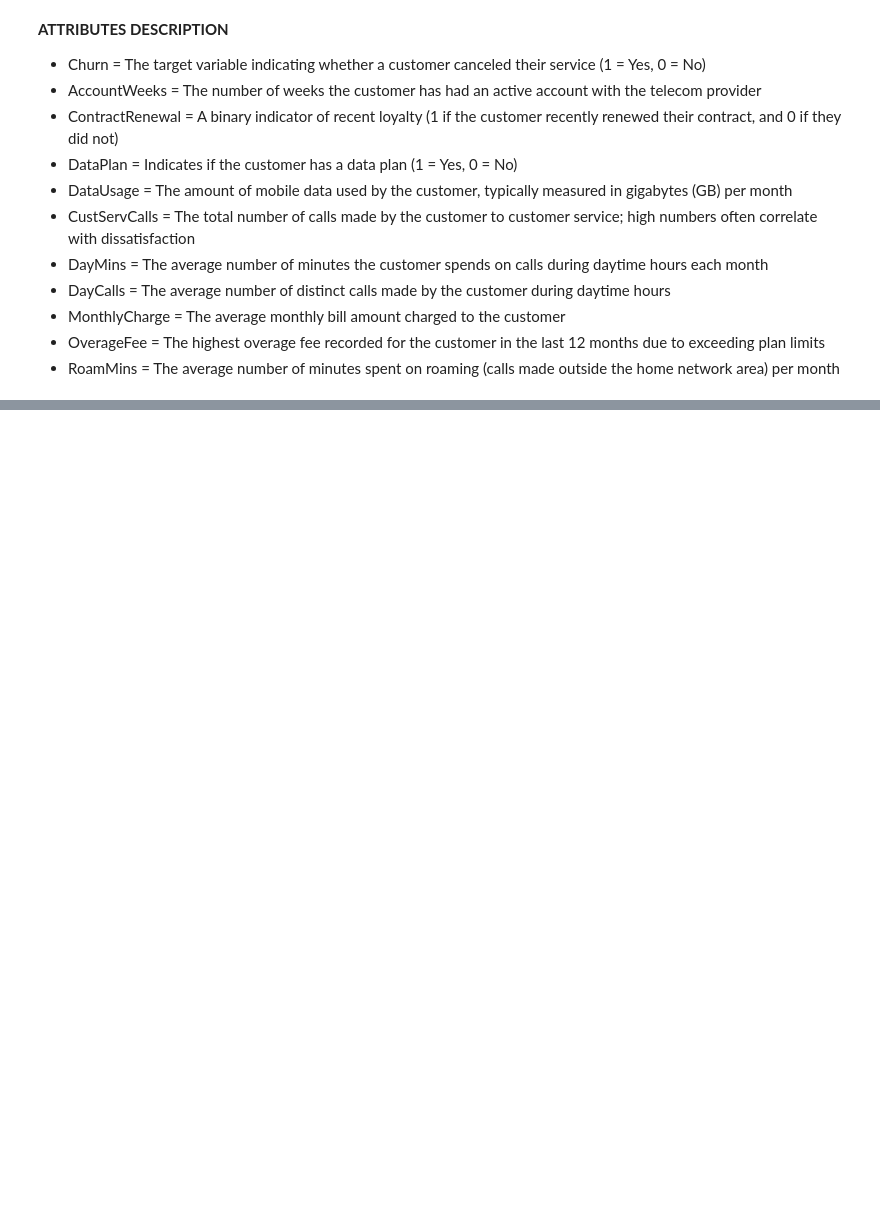
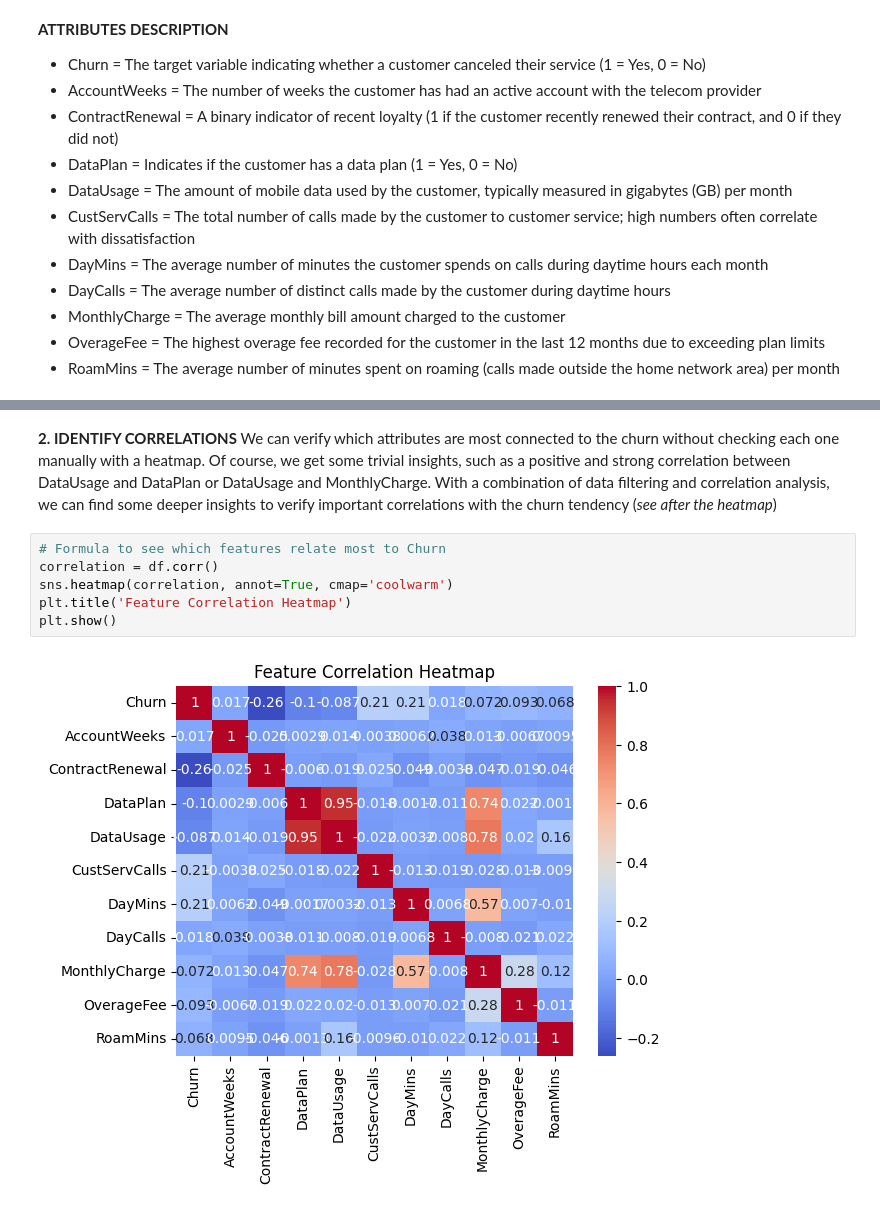
Before and after one commit to Francesca9933/ml-customer-churn-prediction, a Jupyter notebook: customer_churn_prediction.ipynb, the cells around one changed output, grey strips where cells are left out. Drawn from its saved outputs; the diff is of its cells as text; blank space fills up the shorter version.

```diff
--- a/customer_churn_prediction.ipynb
+++ b/customer_churn_prediction.ipynb
@@ -72,0 +123,13 @@ print(df)
+# %% [markdown]
+**2. IDENTIFY CORRELATIONS**
+We can verify which attributes are most connected to the churn without checking each one manually with a heatmap.
+Of course, we get some trivial insights, such as a positive and strong correlation between DataUsage and DataPlan or DataUsage and MonthlyCharge.
+With a combination of data filtering and correlation analysis, we can find some deeper insights to verify important correlations with the churn tendency (*see after the heatmap*)
+# %%
+# Formula to see which features relate most to Churn
+correlation = df.corr()
+sns.heatmap(correlation, annot=True, cmap='coolwarm')
+plt.title('Feature Correlation Heatmap')
+plt.show()
+# %% [output]
+[figure, added]
```
Also changed, not shown: parts of 8 cells of this notebook.
